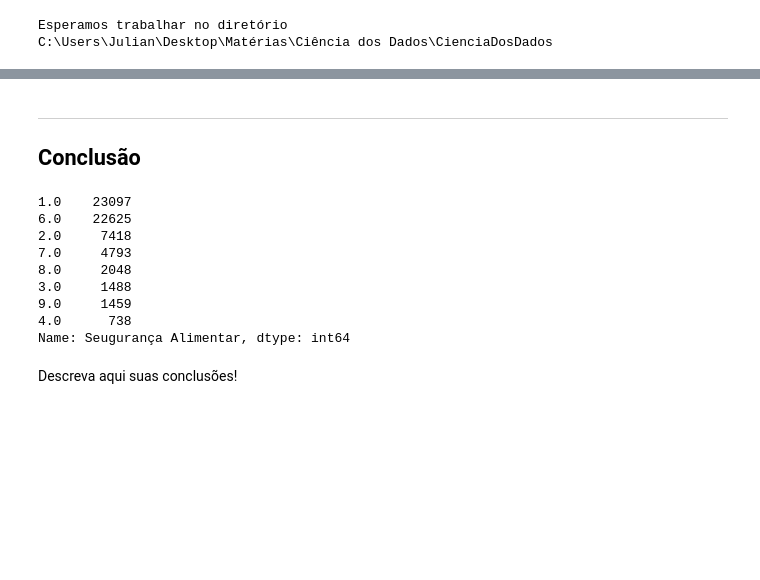
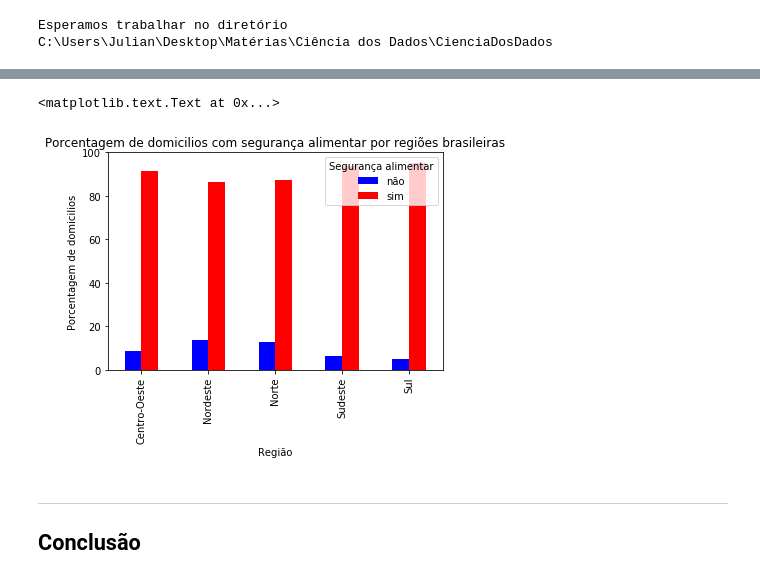
Before and after one commit to Juliano-Nassar/CienciaDosDados, a Jupyter notebook: Projeto1 Layout.ipynb, the cells around one changed output, grey strips where cells are left out. Saved outputs shown, nothing was run; the diff lists cells and outputs as text; code cells hidden in the pictures; blank space fills up the shorter version.

```diff
--- a/Projeto1 Layout.ipynb
+++ b/Projeto1 Layout.ipynb
@@ -66,0 +160,4 @@ NewData
+# %%
+ct2 = pd.crosstab(NewData['Região'], NewData['Segurança alimentar'], normalize= 'index')
+ct2 = ct2.round(4)*100
+ct2
@@ -67,19 +172,11 @@ NewData
+# %%
+ct2.plot(kind='bar', color=('blue', 'red'), legend=True)
+plt.ylabel('Porcentagem de domicilios')
+plt.xlabel('Região')
+plt.title('Porcentagem de domicilios com segurança alimentar por regiões brasileiras')
+# %% [output]
+<matplotlib.text.Text at 0x...>
+[figure, added]
 # %% [markdown]
 ___
 ## Conclusão
-# %%
-NewData['fim do estoque mensal'].value_counts()
-#NewData['ultimos alimentos'].value_counts()
-#NewData['Seugurança Alimentar'].value_counts()
-# %% [output]
-1.0    23097
-6.0    22625
-2.0     7418
-7.0     4793
-8.0     2048
-3.0     1488
-9.0     1459
-4.0      738
-Name: Seugurança Alimentar, dtype: int64
-# %% [markdown]
-Descreva aqui suas conclusões!
```
Also changed, not shown: parts of 12 cells of this notebook, 2 other files.
